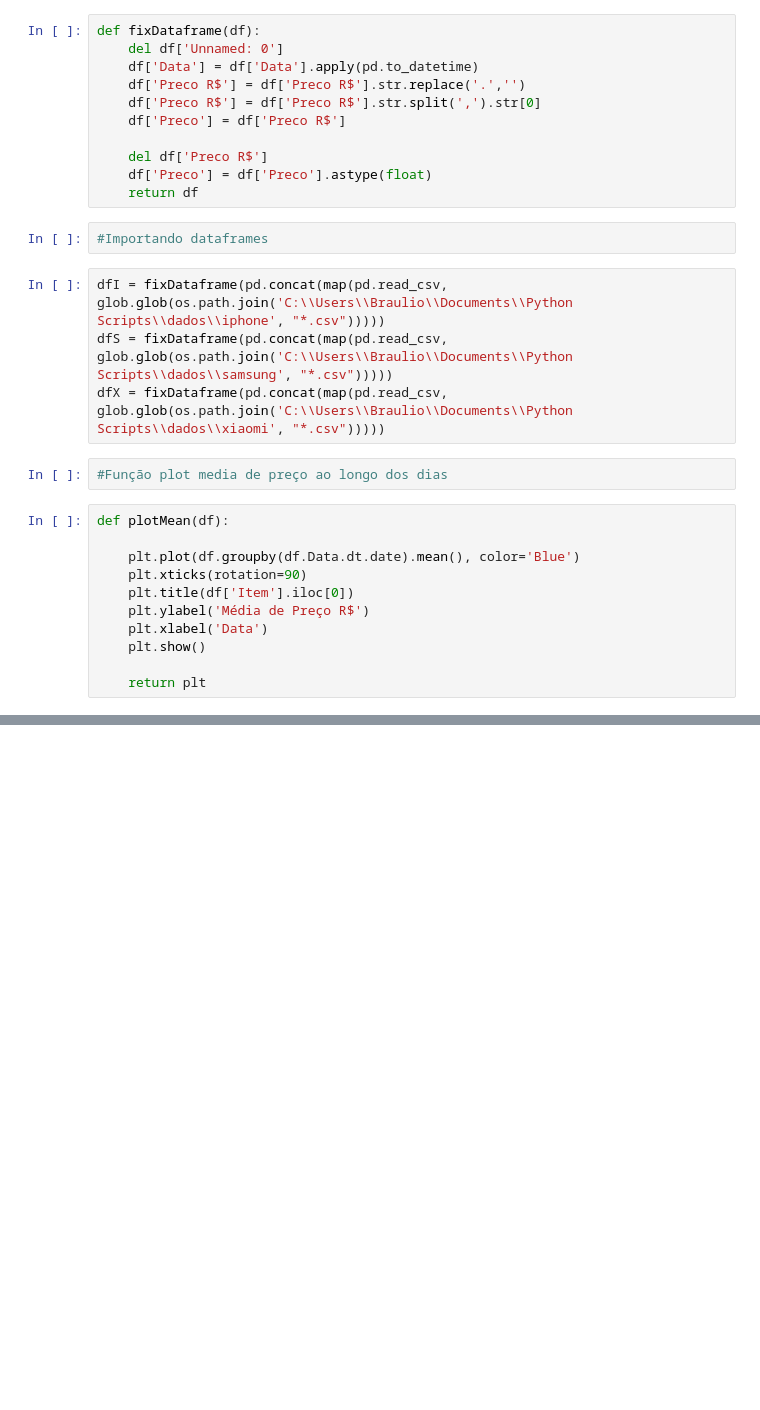
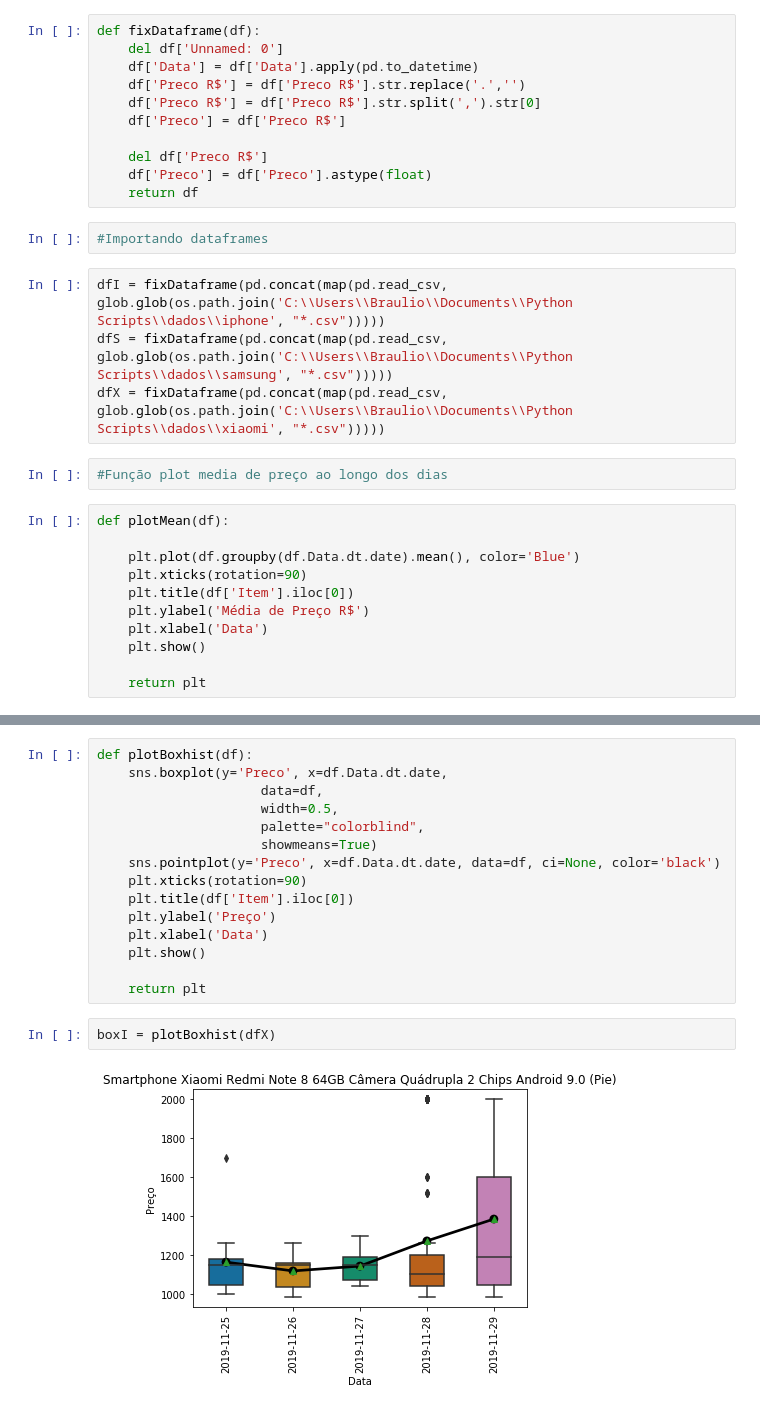
Before and after one commit to brauliolucas/mquantitativos, a Jupyter notebook: Analise - Trabalho Final.ipynb, the cells around one changed output, grey strips where cells are left out. Saved outputs shown, nothing was run; the diff lists cells and outputs as text; blank space fills up the shorter version.

Commit message:
add boxplot

```diff
--- a/Analise - Trabalho Final.ipynb
+++ b/Analise - Trabalho Final.ipynb
@@ -60,0 +46,19 @@ def plotMean(df):
+# %%
+def plotBoxhist(df):
+    sns.boxplot(y='Preco', x=df.Data.dt.date,
+                     data=df,
+                     width=0.5,
+                     palette="colorblind",
+                     showmeans=True)
+    sns.pointplot(y='Preco', x=df.Data.dt.date, data=df, ci=None, color='black')
+    plt.xticks(rotation=90)
+    plt.title(df['Item'].iloc[0])
+    plt.ylabel('Preço')
+    plt.xlabel('Data')
+    plt.show()
+
+    return plt
+# %%
+boxI = plotBoxhist(dfX)
+# %% [output]
+[figure, added]
```
Also changed, not shown: parts of 6 cells of this notebook.
